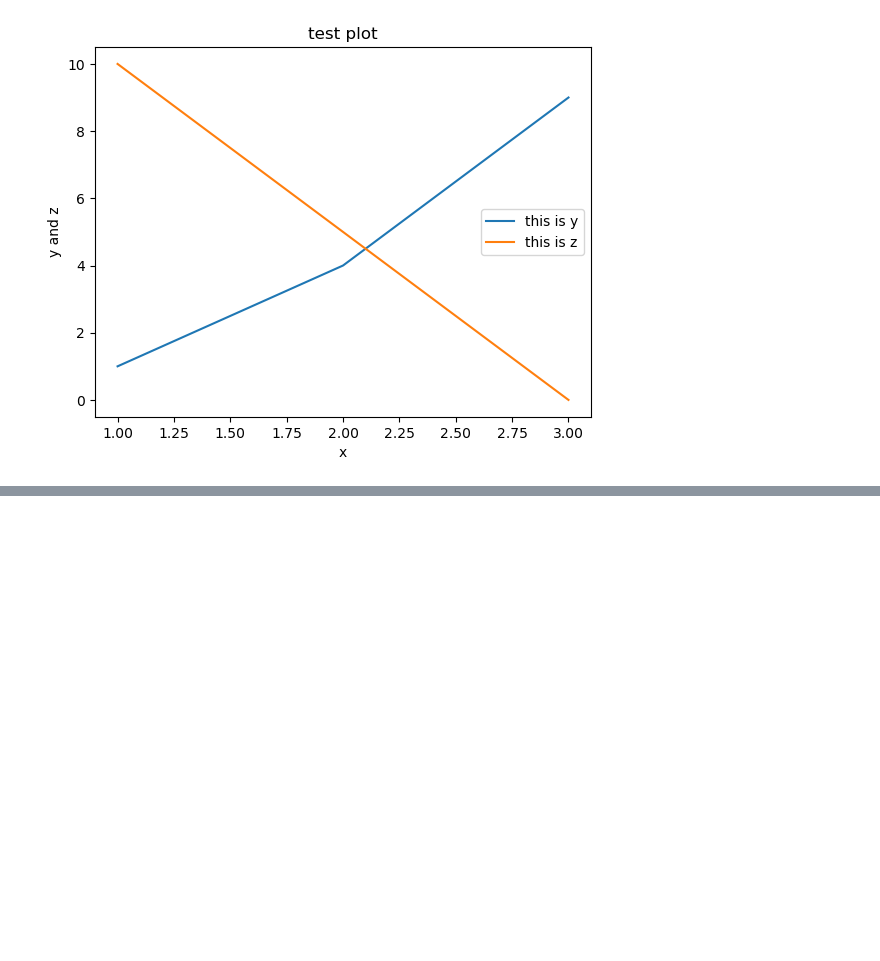
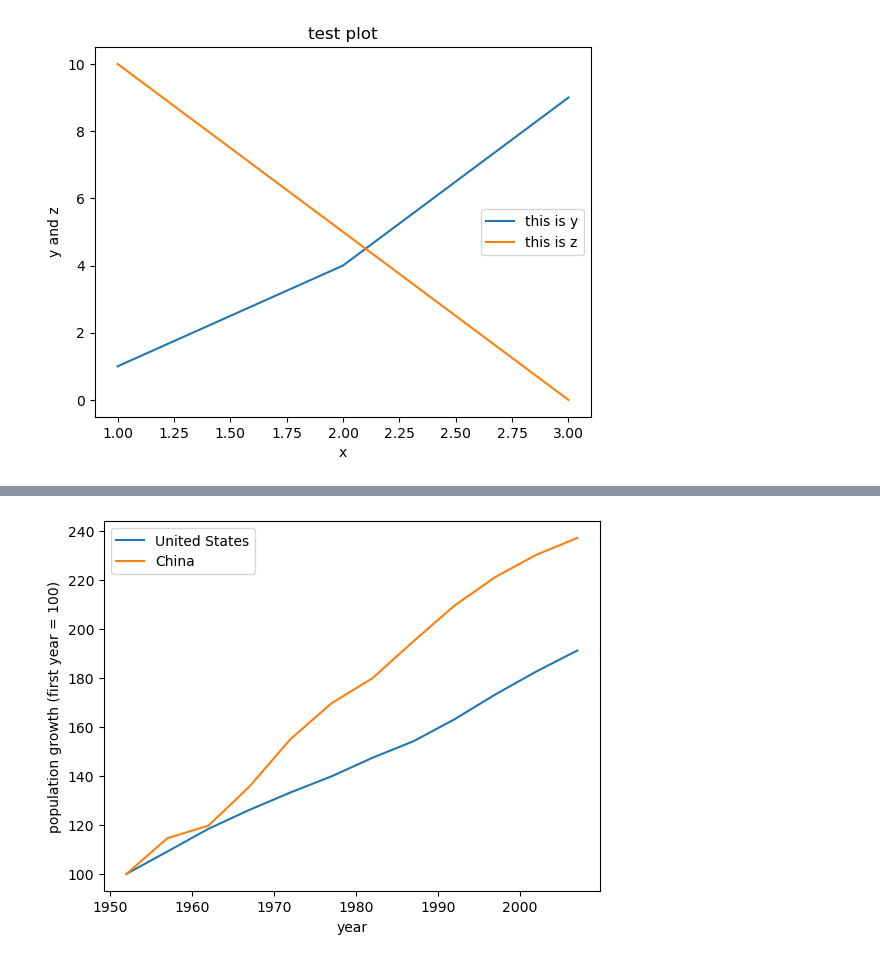
Before and after one commit to NicholsonCameron/Activity2.3, a Jupyter notebook: Matplotlib.ipynb, the cells around one changed output, grey strips where cells are left out. Saved outputs shown, nothing was run; the diff lists cells and outputs as text; code cells hidden in the pictures; blank space fills up the shorter version.

```diff
--- a/Matplotlib.ipynb
+++ b/Matplotlib.ipynb
@@ -19,0 +140,9 @@ sample_data = pd.read_csv('./data/sample_data.csv')
+# %%
+plt.plot(us.year, us.population / us.population.iloc[0] * 100)
+plt.plot(china.year, china.population / china.population.iloc[0] * 100)
+plt.legend(['United States', 'China'])
+plt.xlabel('year')
+plt.ylabel('population growth (first year = 100)')
+plt.show()
+# %% [output]
+[figure, added]
```
Also changed, not shown: parts of 14 cells of this notebook.
